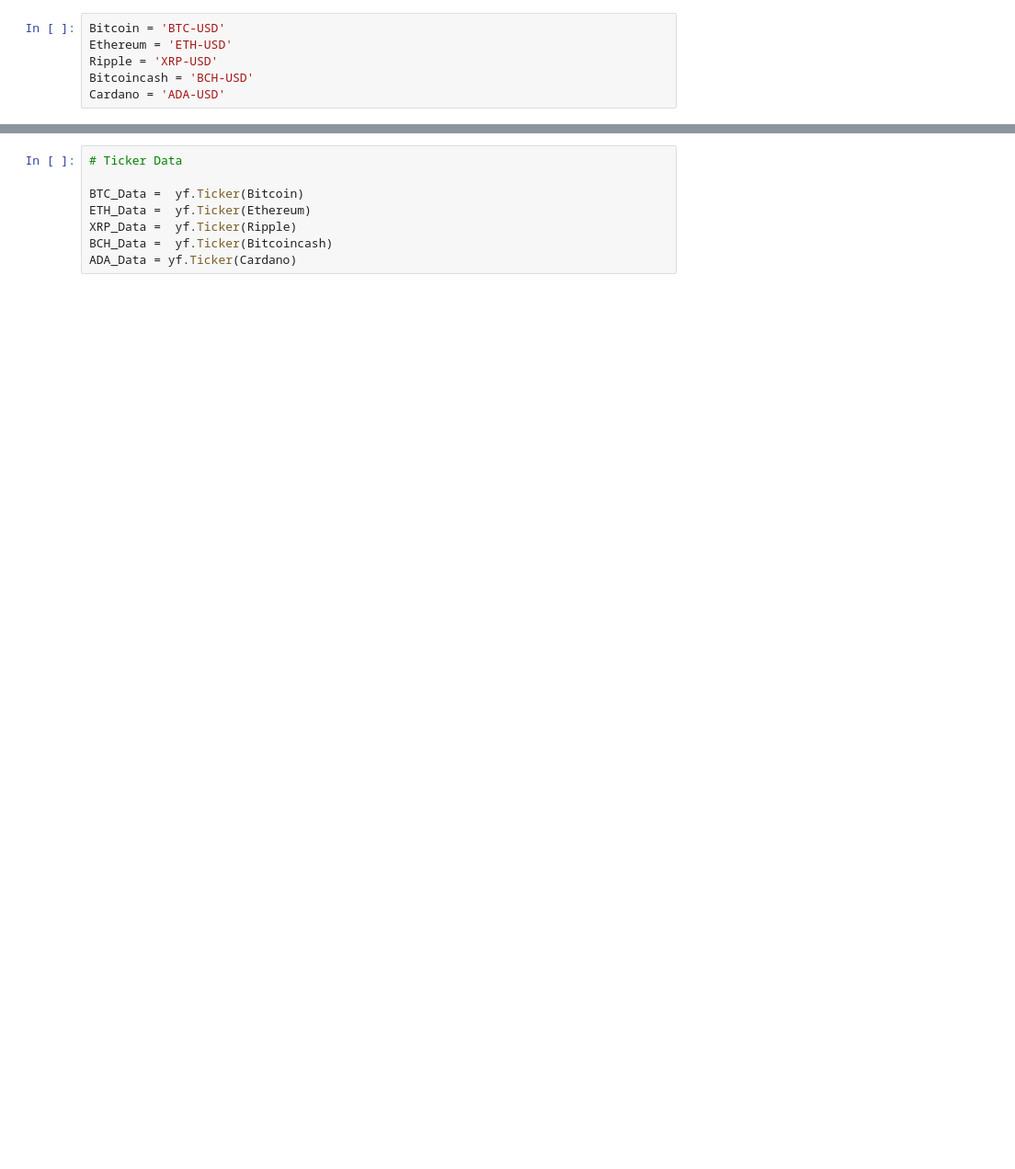
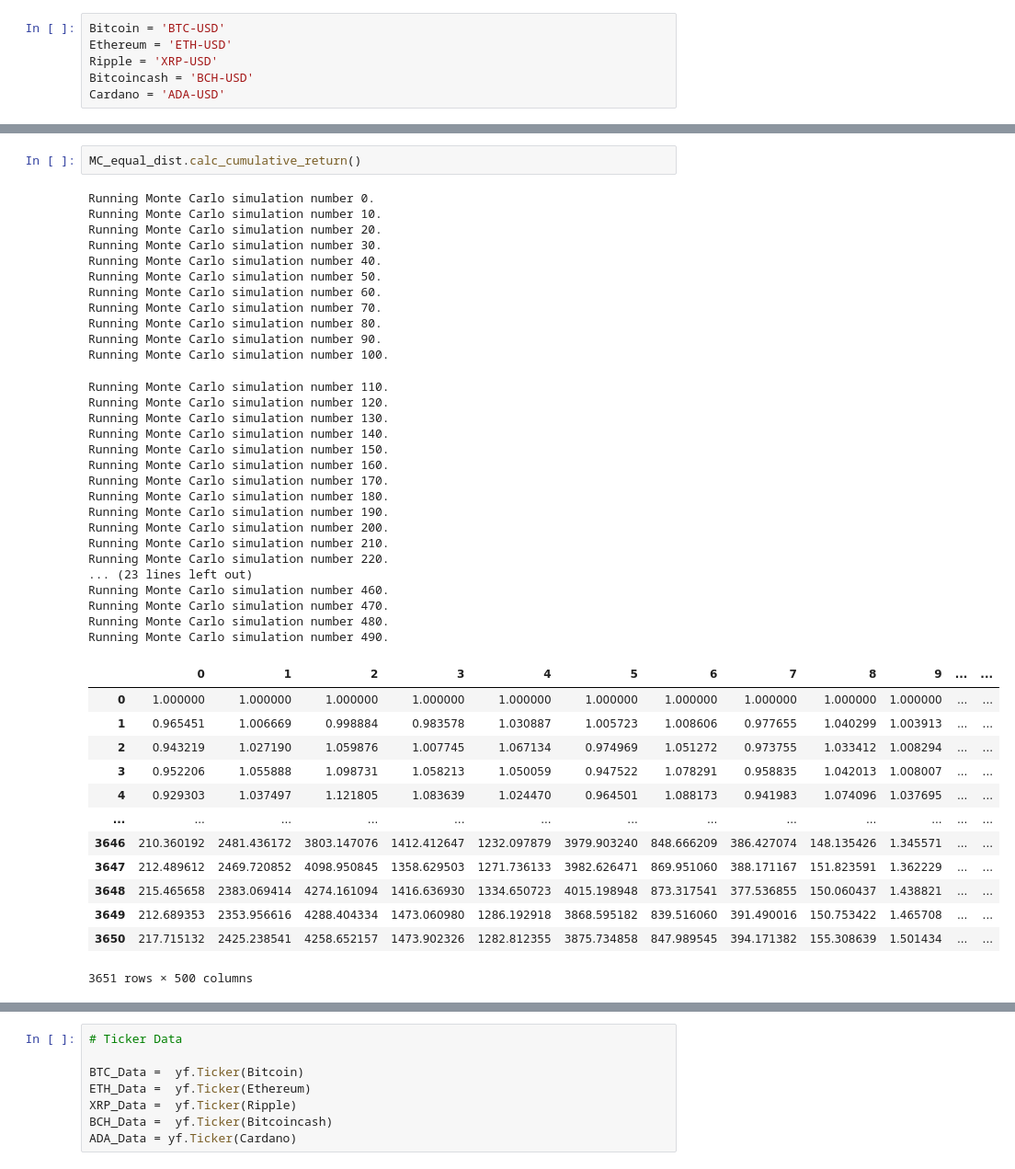
Before and after one commit to Aqui1983/Wallet-Collector-Financial-app-Project-1, a Jupyter notebook: main.ipynb, the cells around one changed output, grey strips where cells are left out. Shown: that part at 92% size. Drawn from its saved outputs; the diff is of its cells as text; blank space fills up the shorter version.

```diff
--- a/main.ipynb
+++ b/main.ipynb
@@ -34,0 +93,44 @@ ADA
+# %%
+MC_equal_dist.calc_cumulative_return()
+# %% [output]
+Running Monte Carlo simulation number 0.
+Running Monte Carlo simulation number 10.
+Running Monte Carlo simulation number 20.
+Running Monte Carlo simulation number 30.
+Running Monte Carlo simulation number 40.
+Running Monte Carlo simulation number 50.
+Running Monte Carlo simulation number 60.
+Running Monte Carlo simulation number 70.
+Running Monte Carlo simulation number 80.
+Running Monte Carlo simulation number 90.
+Running Monte Carlo simulation number 100.
+Running Monte Carlo simulation number 110.
+Running Monte Carlo simulation number 120.
+Running Monte Carlo simulation number 130.
+Running Monte Carlo simulation number 140.
+Running Monte Carlo simulation number 150.
+Running Monte Carlo simulation number 160.
+Running Monte Carlo simulation number 170.
+Running Monte Carlo simulation number 180.
+Running Monte Carlo simulation number 190.
+Running Monte Carlo simulation number 200.
+Running Monte Carlo simulation number 210.
+Running Monte Carlo simulation number 220.
+... (23 lines left out)
+Running Monte Carlo simulation number 460.
+Running Monte Carlo simulation number 470.
+Running Monte Carlo simulation number 480.
+Running Monte Carlo simulation number 490.
+|  | 0 | 1 | 2 | 3 | 4 | 5 | 6 | 7 | 8 | 9 | ... | ... |
+| 0 | 1.000000 | 1.000000 | 1.000000 | 1.000000 | 1.000000 | 1.000000 | 1.000000 | 1.000000 | 1.000000 | 1.000000 | ... | ... |
+| 1 | 0.965451 | 1.006669 | 0.998884 | 0.983578 | 1.030887 | 1.005723 | 1.008606 | 0.977655 | 1.040299 | 1.003913 | ... | ... |
+| 2 | 0.943219 | 1.027190 | 1.059876 | 1.007745 | 1.067134 | 0.974969 | 1.051272 | 0.973755 | 1.033412 | 1.008294 | ... | ... |
+| 3 | 0.952206 | 1.055888 | 1.098731 | 1.058213 | 1.050059 | 0.947522 | 1.078291 | 0.958835 | 1.042013 | 1.008007 | ... | ... |
+| 4 | 0.929303 | 1.037497 | 1.121805 | 1.083639 | 1.024470 | 0.964501 | 1.088173 | 0.941983 | 1.074096 | 1.037695 | ... | ... |
+| ... | ... | ... | ... | ... | ... | ... | ... | ... | ... | ... | ... | ... |
+| 3646 | 210.360192 | 2481.436172 | 3803.147076 | 1412.412647 | 1232.097879 | 3979.903240 | 848.666209 | 386.427074 | 148.135426 | 1.345571 | ... | ... |
+| 3647 | 212.489612 | 2469.720852 | 4098.950845 | 1358.629503 | 1271.736133 | 3982.626471 | 869.951060 | 388.171167 | 151.823591 | 1.362229 | ... | ... |
+| 3648 | 215.465658 | 2383.069414 | 4274.161094 | 1416.636930 | 1334.650723 | 4015.198948 | 873.317541 | 377.536855 | 150.060437 | 1.438821 | ... | ... |
+| 3649 | 212.689353 | 2353.956616 | 4288.404334 | 1473.060980 | 1286.192918 | 3868.595182 | 839.516060 | 391.490016 | 150.753422 | 1.465708 | ... | ... |
+| 3650 | 217.715132 | 2425.238541 | 4258.652157 | 1473.902326 | 1282.812355 | 3875.734858 | 847.989545 | 394.171382 | 155.308639 | 1.501434 | ... | ... |
+3651 rows × 500 columns
```
Also changed, not shown: parts of 19 cells of this notebook, 2 other files.
